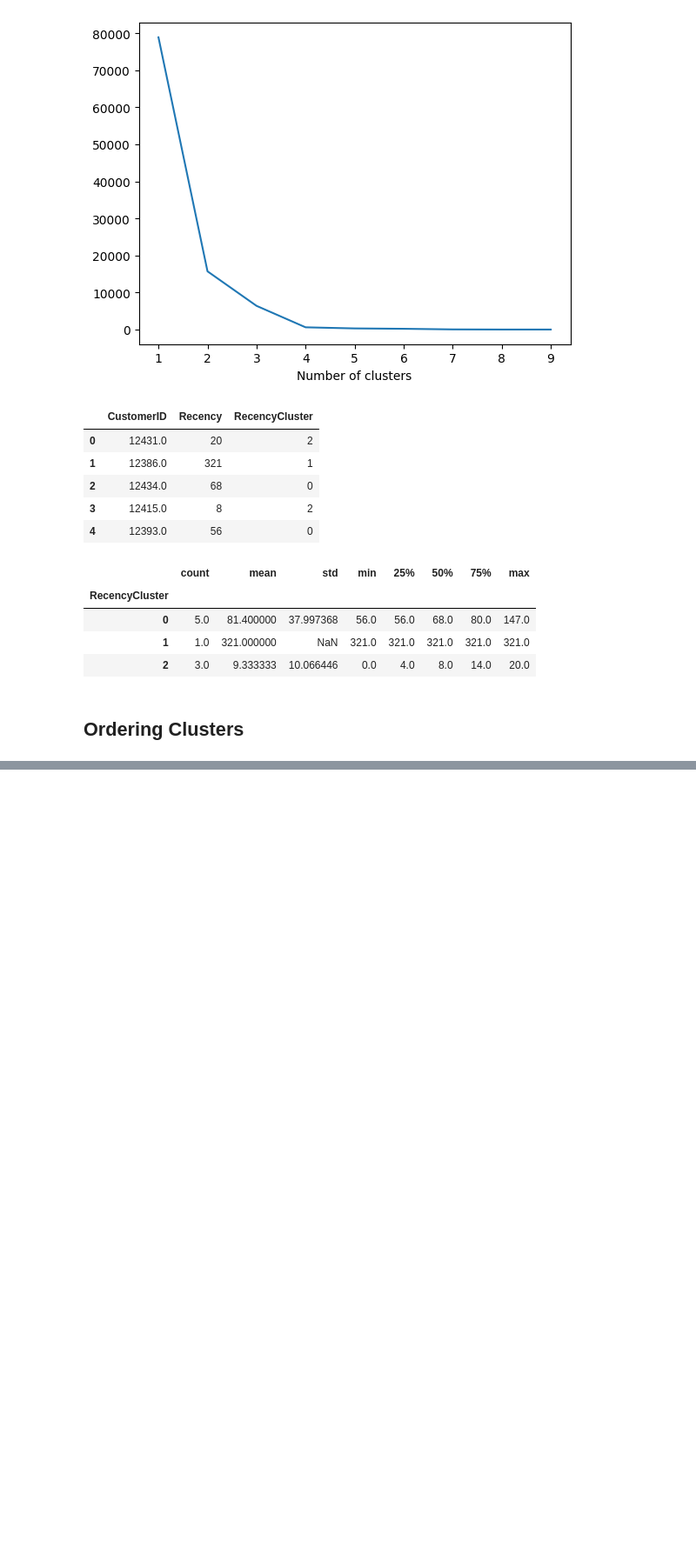
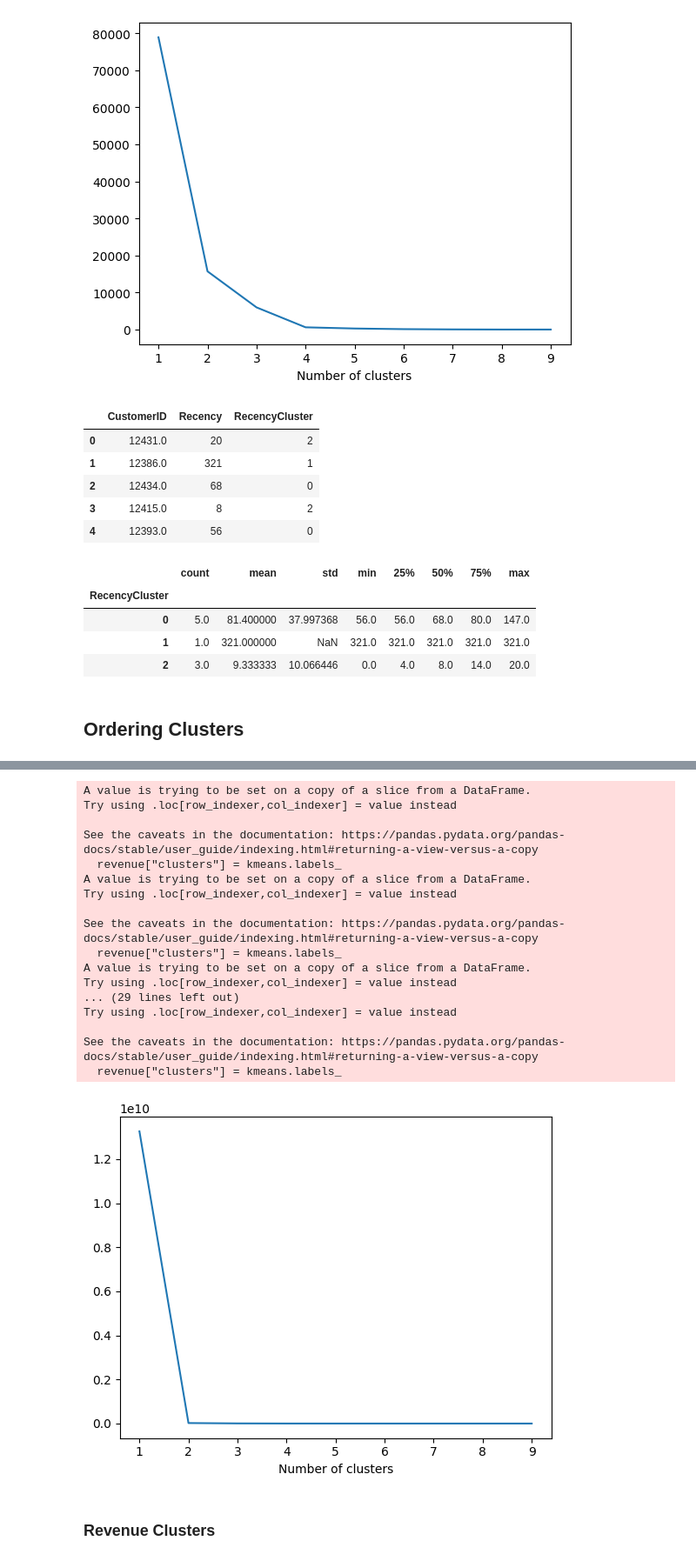
Before and after one commit to langatkevin/Customer-Lifetime-Value, a Jupyter notebook: cltv.ipynb, the cells around one changed output, grey strips where cells are left out. Shown: that part at 87% size. Cells and saved outputs as stored; diff of their text form; code cells hidden in the pictures; blank space fills up the shorter version.

Commit message:
Completed the prediction

```diff
--- a/cltv.ipynb
+++ b/cltv.ipynb
@@ -180,0 +276,6 @@ customer_segmentation.groupby('RecencyCluster')['Recency'].describe()
+# %%
+# Apply k-means clustering with 3 clusters
+kmeans = KMeans(n_clusters=3)
+kmeans.fit(customer_segmentation[['Frequency']])
+customer_segmentation['FrequencyCluster'] = kmeans.predict(customer_segmentation[['Frequency']])
+customer_segmentation.head()
@@ -180,0 +291,5 @@ customer_segmentation.groupby('RecencyCluster')['Recency'].describe()
+# %%
+# Calculate revenue for each customer
+customer_aus['Revenue'] = customer_aus['UnitPrice'] * customer_aus['Quantity']
+revenue = customer_aus.groupby('CustomerID').Revenue.sum().reset_index()
+revenue.head()
@@ -180,0 +303,4 @@ customer_segmentation.groupby('RecencyCluster')['Recency'].describe()
+# %%
+# Merge the dataframes
+customer_segmentation = pd.merge(customer_segmentation, revenue, on='CustomerID')
+customer_segmentation.head()
@@ -180,0 +314,35 @@ customer_segmentation.groupby('RecencyCluster')['Recency'].describe()
+# %%
+# Use elbow method to find the optimal number of clusters for revenue
+sse = {}
+
+revenue = customer_segmentation[['Revenue']]
+for k in range(1, 10):
+    kmeans = KMeans(n_clusters=k, max_iter=1000).fit(revenue)
+    revenue["clusters"] = kmeans.labels_
+    sse[k] = kmeans.inertia_
+
+plt.figure()
+plt.plot(list(sse.keys()), list(sse.values()))
+plt.xlabel("Number of clusters")
+plt.show()
+# %% [output]
+A value is trying to be set on a copy of a slice from a DataFrame.
+Try using .loc[row_indexer,col_indexer] = value instead
+
+See the caveats in the documentation: https://pandas.pydata.org/pandas-docs/stable/user_guide/indexing.html#returning-a-view-versus-a-copy
+  revenue["clusters"] = kmeans.labels_
+A value is trying to be set on a copy of a slice from a DataFrame.
+Try using .loc[row_indexer,col_indexer] = value instead
+
+See the caveats in the documentation: https://pandas.pydata.org/pandas-docs/stable/user_guide/indexing.html#returning-a-view-versus-a-copy
+  revenue["clusters"] = kmeans.labels_
+A value is trying to be set on a copy of a slice from a DataFrame.
+Try using .loc[row_indexer,col_indexer] = value instead
+... (29 lines left out)
+Try using .loc[row_indexer,col_indexer] = value instead
+
+See the caveats in the documentation: https://pandas.pydata.org/pandas-docs/stable/user_guide/indexing.html#returning-a-view-versus-a-copy
+  revenue["clusters"] = kmeans.labels_
+[figure, added]
+# %% [markdown]
+### Revenue Clusters
```
Also changed, not shown: parts of 36 cells of this notebook.
